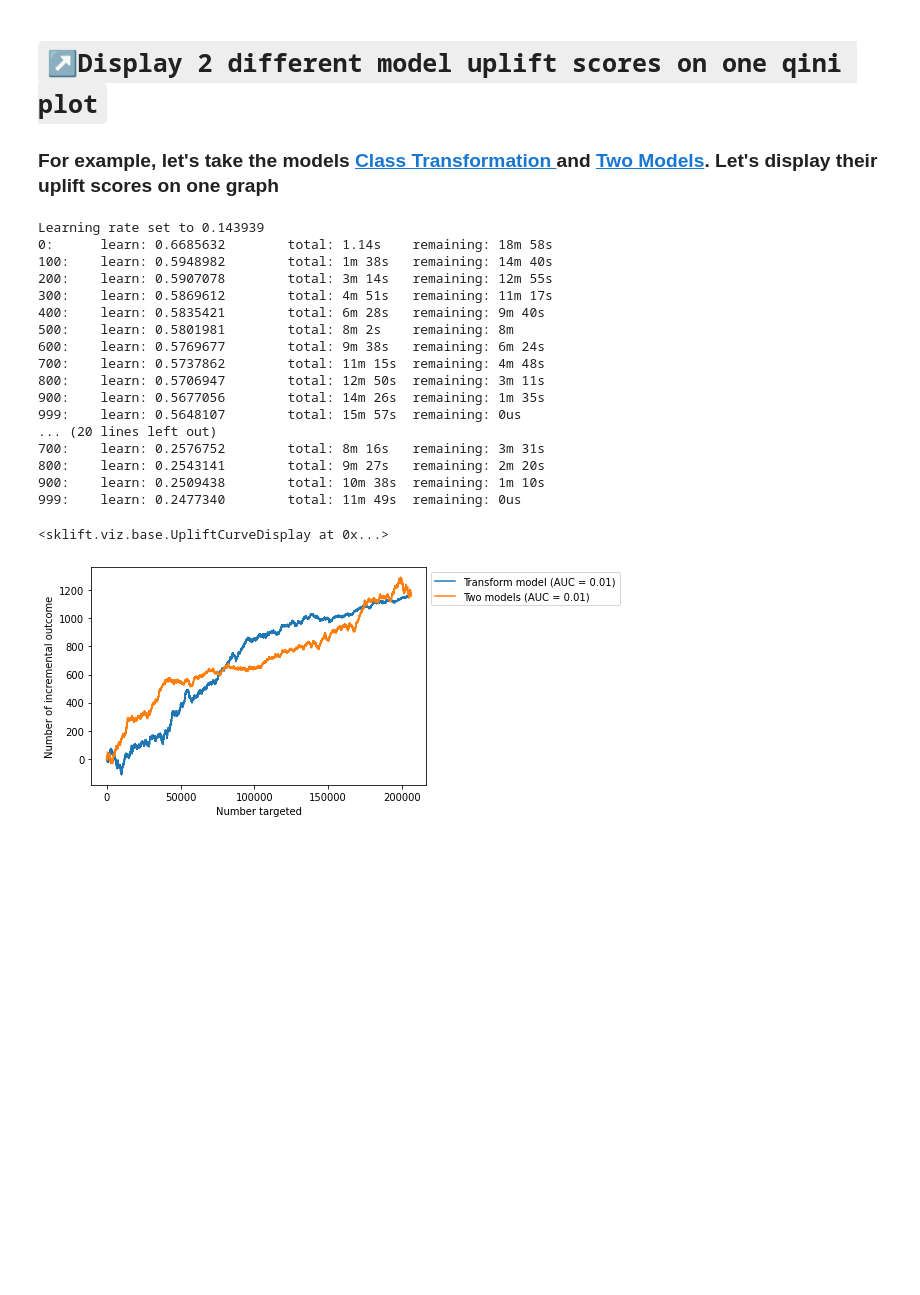
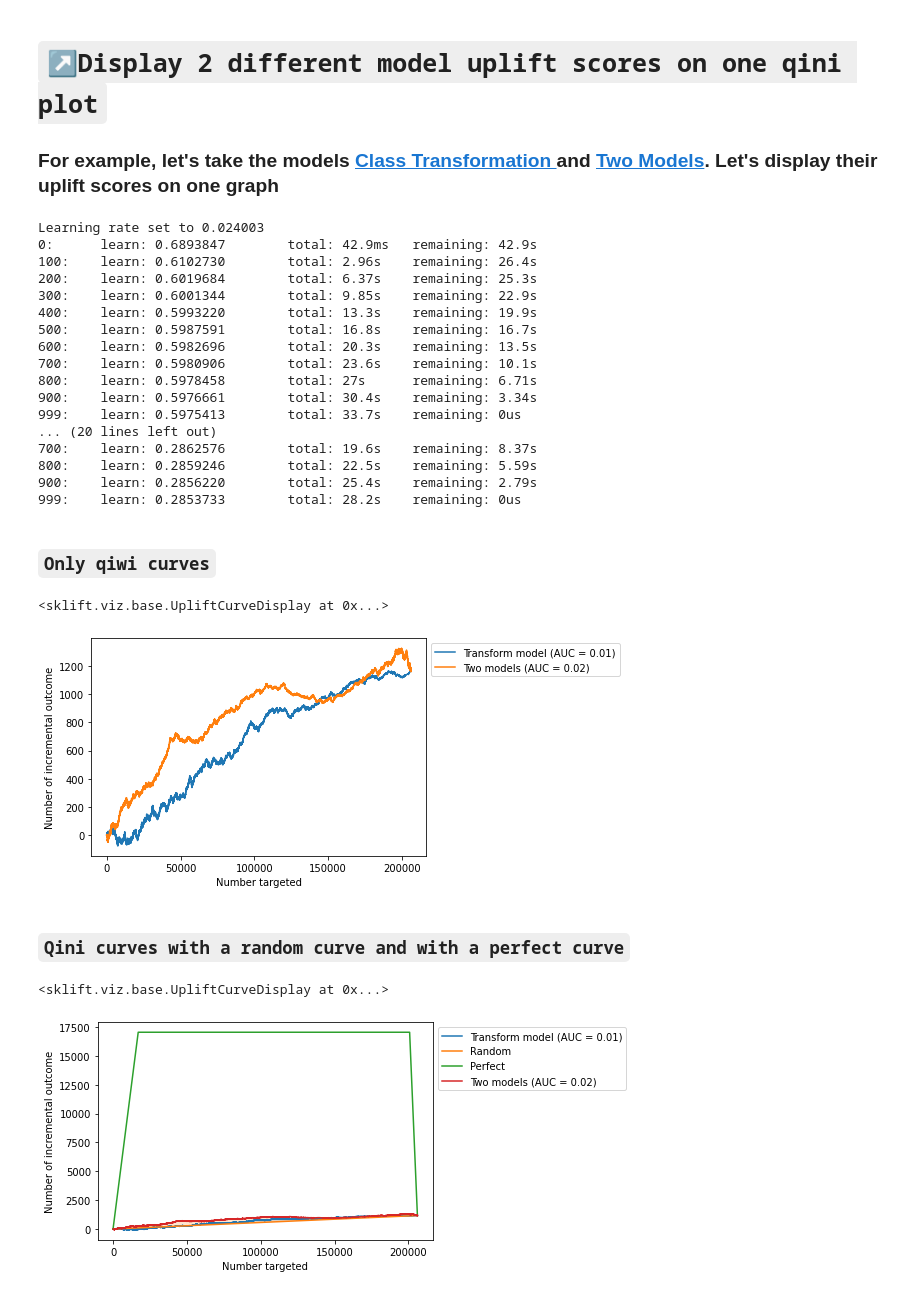
Before and after one commit to maks-sh/scikit-uplift, a Jupyter notebook: notebooks/uplift_metrics_tutorial_advanced.ipynb, the cells around one changed output. Cells and saved outputs as stored; diff of their text form; code cells hidden in the pictures; blank space fills up the shorter version.

```diff
--- a/notebooks/uplift_metrics_tutorial_advanced.ipynb
+++ b/notebooks/uplift_metrics_tutorial_advanced.ipynb
@@ -275,12 +257,16 @@ from sklift.models import ClassTransformation
 from catboost import CatBoostClassifier
 
 first_estimator = CatBoostClassifier(verbose=100,
+                               task_type="GPU",
+                               devices='0:1',
                                cat_features=['gender'],
-                               random_state=42,
+                               random_state=20,
                                thread_count=1)
 second_estimator = CatBoostClassifier(verbose=100,
+                               task_type="GPU",
+                               devices='0:1',
                                cat_features=['gender'],
-                               random_state=42,
+                               random_state=43,
                                thread_count=1)
 transform_model = ClassTransformation(estimator=first_estimator)
 two_model = TwoModels(estimator_trmnt=first_estimator, estimator_ctrl=second_estimator)
@@ -297,26 +283,28 @@ two_model = two_model.fit(
     treatment=trmnt_train
 )
 # %% [output]
-Learning rate set to 0.143939
-0:      learn: 0.6685632        total: 1.14s    remaining: 18m 58s
-100:    learn: 0.5948982        total: 1m 38s   remaining: 14m 40s
-200:    learn: 0.5907078        total: 3m 14s   remaining: 12m 55s
-300:    learn: 0.5869612        total: 4m 51s   remaining: 11m 17s
-400:    learn: 0.5835421        total: 6m 28s   remaining: 9m 40s
-500:    learn: 0.5801981        total: 8m 2s    remaining: 8m
-600:    learn: 0.5769677        total: 9m 38s   remaining: 6m 24s
-700:    learn: 0.5737862        total: 11m 15s  remaining: 4m 48s
-800:    learn: 0.5706947        total: 12m 50s  remaining: 3m 11s
-900:    learn: 0.5677056        total: 14m 26s  remaining: 1m 35s
-999:    learn: 0.5648107        total: 15m 57s  remaining: 0us
+Learning rate set to 0.024003
+0:      learn: 0.6893847        total: 42.9ms   remaining: 42.9s
+100:    learn: 0.6102730        total: 2.96s    remaining: 26.4s
+200:    learn: 0.6019684        total: 6.37s    remaining: 25.3s
+300:    learn: 0.6001344        total: 9.85s    remaining: 22.9s
+400:    learn: 0.5993220        total: 13.3s    remaining: 19.9s
+500:    learn: 0.5987591        total: 16.8s    remaining: 16.7s
+600:    learn: 0.5982696        total: 20.3s    remaining: 13.5s
+700:    learn: 0.5980906        total: 23.6s    remaining: 10.1s
+800:    learn: 0.5978458        total: 27s      remaining: 6.71s
+900:    learn: 0.5976661        total: 30.4s    remaining: 3.34s
+999:    learn: 0.5975413        total: 33.7s    remaining: 0us
 ... (20 lines left out)
-700:    learn: 0.2576752        total: 8m 16s   remaining: 3m 31s
-800:    learn: 0.2543141        total: 9m 27s   remaining: 2m 20s
-900:    learn: 0.2509438        total: 10m 38s  remaining: 1m 10s
-999:    learn: 0.2477340        total: 11m 49s  remaining: 0us
+700:    learn: 0.2862576        total: 19.6s    remaining: 8.37s
+800:    learn: 0.2859246        total: 22.5s    remaining: 5.59s
+900:    learn: 0.2856220        total: 25.4s    remaining: 2.79s
+999:    learn: 0.2853733        total: 28.2s    remaining: 0us
 # %%
 uplift_transform_model = transform_model.predict(X_val)
 uplift_two_model = two_model.predict(X_val)
+# %% [markdown]
+### `Only qiwi curves`
 # %%
 from sklift.viz import plot_qini_curve
 
@@ -325,4 +313,13 @@ plot_qini_curve(y_val, uplift_transform_model, trmnt_val, name='Transform model'
 plot_qini_curve(y_val, uplift_two_model, trmnt_val, name='Two models', random=False, perfect=False, ax=ax_roc)
 # %% [output]
 <sklift.viz.base.UpliftCurveDisplay at 0x...>
-[figure, old version]
+[figure, new version]
+# %% [markdown]
+### `Qini curves with a random curve and with a perfect curve`
+# %%
+fig, ax_roc = plt.subplots(1, 1)
+plot_qini_curve(y_val, uplift_transform_model, trmnt_val, name='Transform model', random=True, perfect=True, ax=ax_roc)
+plot_qini_curve(y_val, uplift_two_model, trmnt_val, name='Two models', random=True, perfect=True, ax=ax_roc)
+# %% [output]
+<sklift.viz.base.UpliftCurveDisplay at 0x...>
+[figure, added]
```
Also changed, not shown: parts of 6 cells of this notebook.
